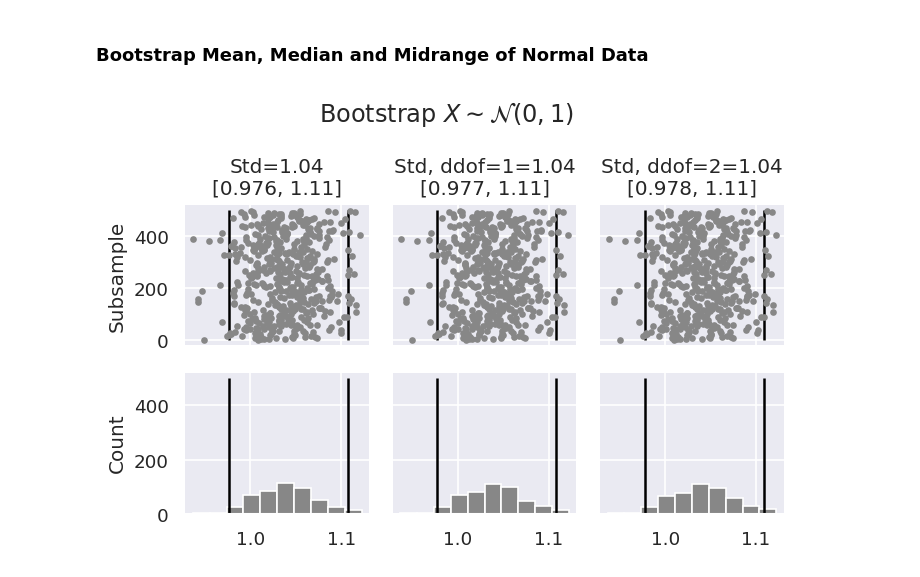
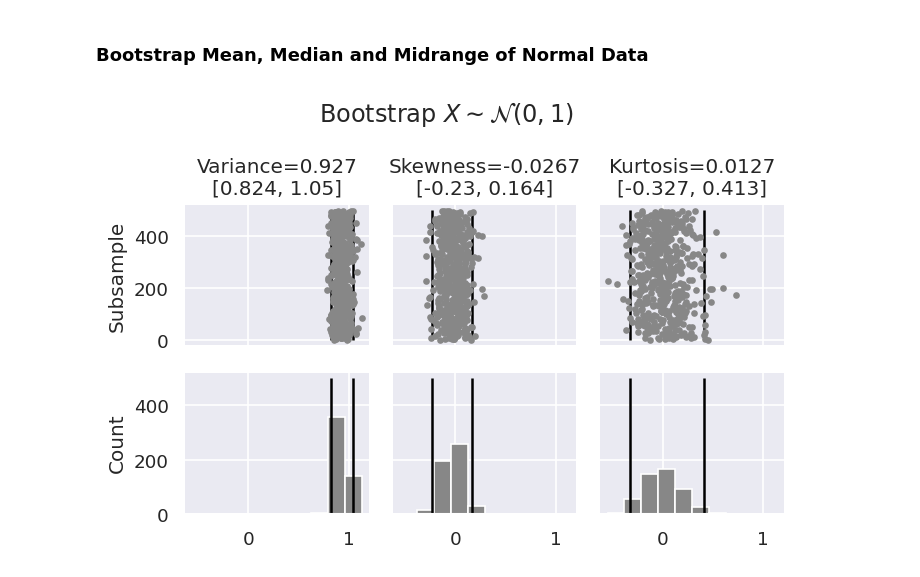
Before and after one commit to cgahr/exploratoryDataAnalysis, a Jupyter notebook: notebooks/01_one_dimensional_data.ipynb, the cells around one changed output. Saved outputs shown, nothing was run; the diff lists cells and outputs as text; code cells hidden in the pictures.

```diff
--- a/notebooks/01_one_dimensional_data.ipynb
+++ b/notebooks/01_one_dimensional_data.ipynb
@@ -215,10 +214,8 @@ _ = plt.suptitle(r"Bootstrap $X \sim \mathcal{U}(0, 1)$")
 ### Bootstrap Mean, Median and Midrange of Normal Data
 # %%
 eda.plot.bootstrap_plot(
-    normal_500,
-    [np.std, lambda x: np.std(x, ddof=1), lambda x: np.std(x, ddof=2)],
-    ["Std", "Std, ddof=1", "Std, ddof=2"],
+    normal_500, [np.var, skew, kurtosis], ["Variance", "Skewness", "Kurtosis"]
 )
 _ = plt.suptitle(r"Bootstrap $X \sim \mathcal{N}(0, 1)$")
 # %% [output]
-[figure, old version]
+[figure, new version]
```
Also changed, not shown: parts of 14 cells of this notebook, 1 other file.
